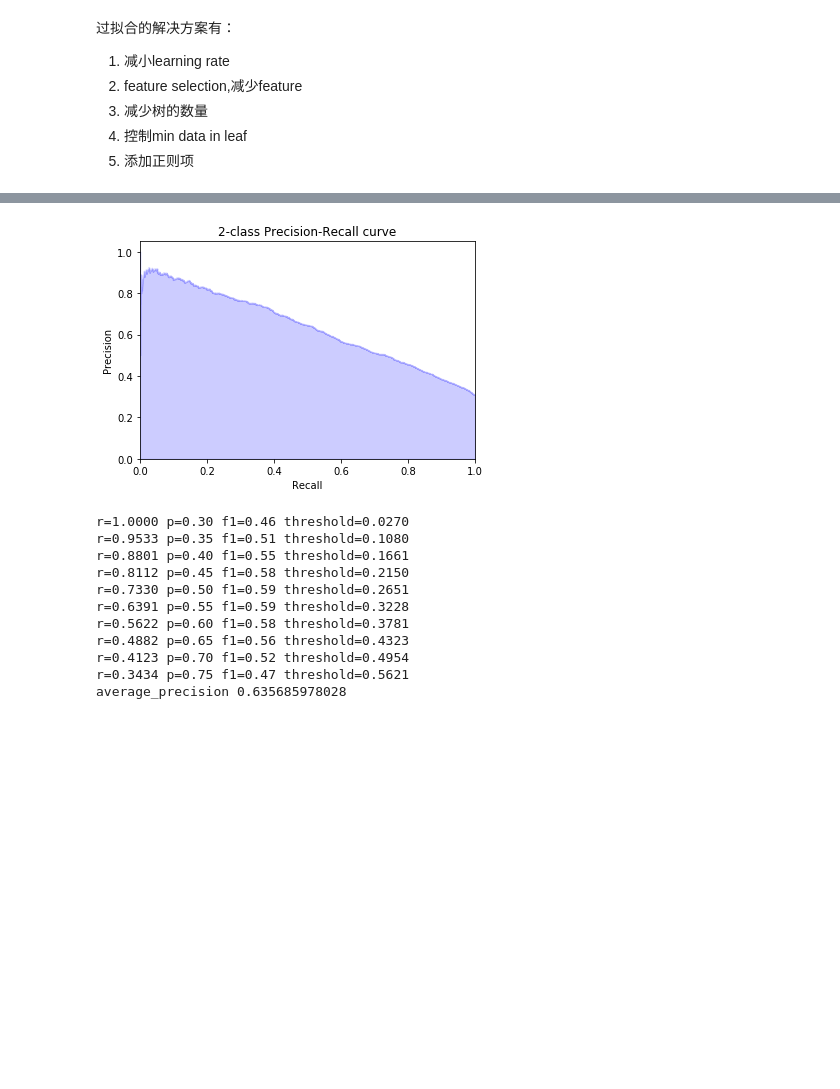
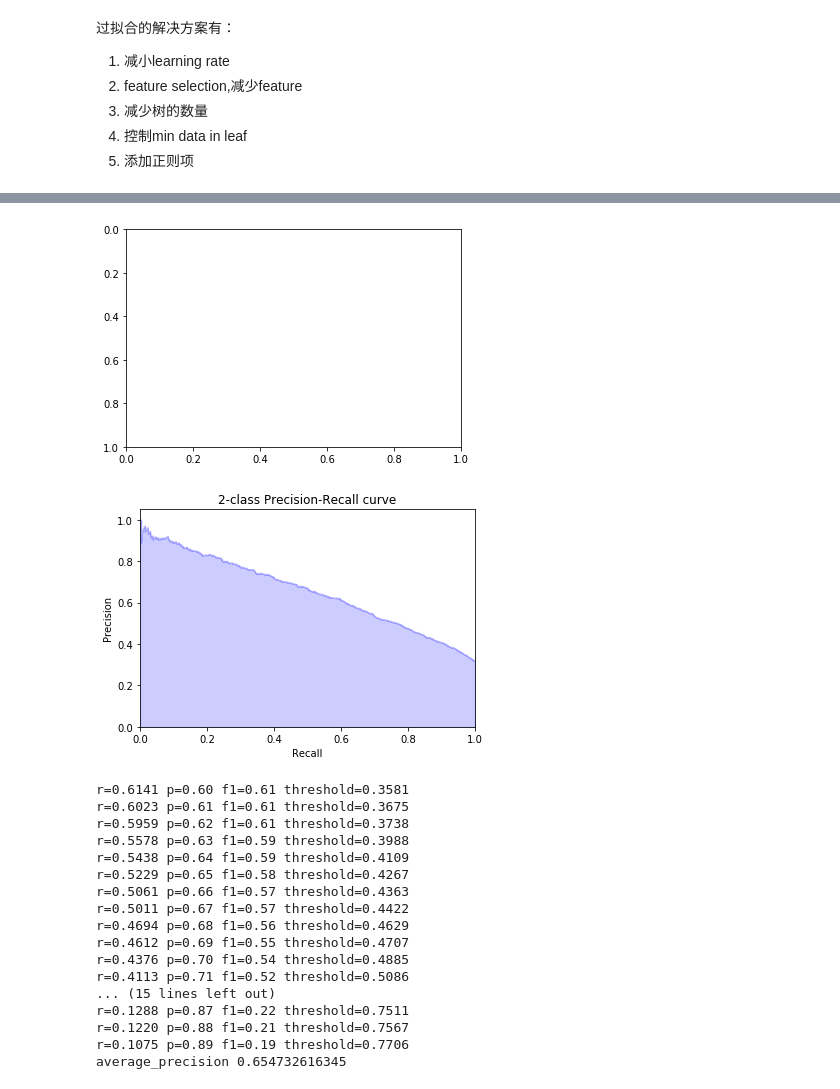
Before and after one commit to evagle/goldminer, a Jupyter notebook: investigation/fallback_new_high_gbdt_model.ipynb, the cells around one changed output, grey strips where cells are left out. Saved outputs shown, nothing was run; the diff lists cells and outputs as text; code cells hidden in the pictures; blank space fills up the shorter version.

```diff
--- a/investigation/fallback_new_high_gbdt_model.ipynb
+++ b/investigation/fallback_new_high_gbdt_model.ipynb
@@ -42,8 +42,8 @@ features = ["average_inner_amplitude",
             "roe",
             "eps",
             "close_sma50",
-            "close_sma250"
-#             "eps_growth"
+            "close_sma250",
+            "eps_growth"
            ]
 target = ["target"]
 
@@ -251,46 +252,53 @@ def max_recall_for_precision(data, scores, pos_label, min_pr):
     return None, None, None
 
 
 def plot_prcurve(y_test, y_pred):
     plt.figure(figsize=(6, 4))
     precision,recall,threshold = precision_recall_curve(y_test, y_pred)
     plt.step(recall, precision, color='b', alpha=0.1, where='post')
     plt.fill_between(recall, precision, step='post', alpha=0.2, color='b')
 
     plt.xlabel('Recall')
     plt.ylabel('Precision')
     plt.ylim([0.0, 1.05])
     plt.xlim([0.0, 1.0])
     plt.title('2-class Precision-Recall curve')
     plt.show()
 
 for mod,X_t in [(final_model, X_test_filtered)]:
     preds = mod.predict_proba(X_t)
     plot_prcurve(y_test, preds[:,1])
 
-    for min_pr in range(30, 80, 5):
+    for min_pr in range(60, 90, 1):
         min_pr = min_pr / 100.0
         p,r,t = max_recall_for_precision(y_test, preds[:,1], 1, min_pr)
         f1 = 2 * min_pr * r / (min_pr + r)
         print("r=%.4f p=%.2f f1=%.2f threshold=%.4f" % (r, min_pr, f1, t))
 
     for score in ['average_precision']:
         evaluator = sklearn.metrics.get_scorer(score)
         score_val = evaluator(mod, X_t, y_test)
         print(score, score_val)
 # %% [output]
-[figure, old version]
+[figure, new version]
+[figure, added]
-r=1.0000 p=0.30 f1=0.46 threshold=0.0270
-r=0.9533 p=0.35 f1=0.51 threshold=0.1080
-r=0.8801 p=0.40 f1=0.55 threshold=0.1661
-r=0.8112 p=0.45 f1=0.58 threshold=0.2150
-r=0.7330 p=0.50 f1=0.59 threshold=0.2651
-r=0.6391 p=0.55 f1=0.59 threshold=0.3228
-r=0.5622 p=0.60 f1=0.58 threshold=0.3781
-r=0.4882 p=0.65 f1=0.56 threshold=0.4323
-r=0.4123 p=0.70 f1=0.52 threshold=0.4954
-r=0.3434 p=0.75 f1=0.47 threshold=0.5621
-average_precision 0.635685978028
+r=0.6141 p=0.60 f1=0.61 threshold=0.3581
+r=0.6023 p=0.61 f1=0.61 threshold=0.3675
+r=0.5959 p=0.62 f1=0.61 threshold=0.3738
+r=0.5578 p=0.63 f1=0.59 threshold=0.3988
+r=0.5438 p=0.64 f1=0.59 threshold=0.4109
+r=0.5229 p=0.65 f1=0.58 threshold=0.4267
+r=0.5061 p=0.66 f1=0.57 threshold=0.4363
+r=0.5011 p=0.67 f1=0.57 threshold=0.4422
+r=0.4694 p=0.68 f1=0.56 threshold=0.4629
+r=0.4612 p=0.69 f1=0.55 threshold=0.4707
+r=0.4376 p=0.70 f1=0.54 threshold=0.4885
+r=0.4113 p=0.71 f1=0.52 threshold=0.5086
+... (15 lines left out)
+r=0.1288 p=0.87 f1=0.22 threshold=0.7511
+r=0.1220 p=0.88 f1=0.21 threshold=0.7567
+r=0.1075 p=0.89 f1=0.19 threshold=0.7706
+average_precision 0.654732616345
 # %%
 from sklearn.model_selection import learning_curve
 print(X_train_filtered.shape)
```
Also changed, not shown: parts of 9 cells of this notebook, 2 other files.
